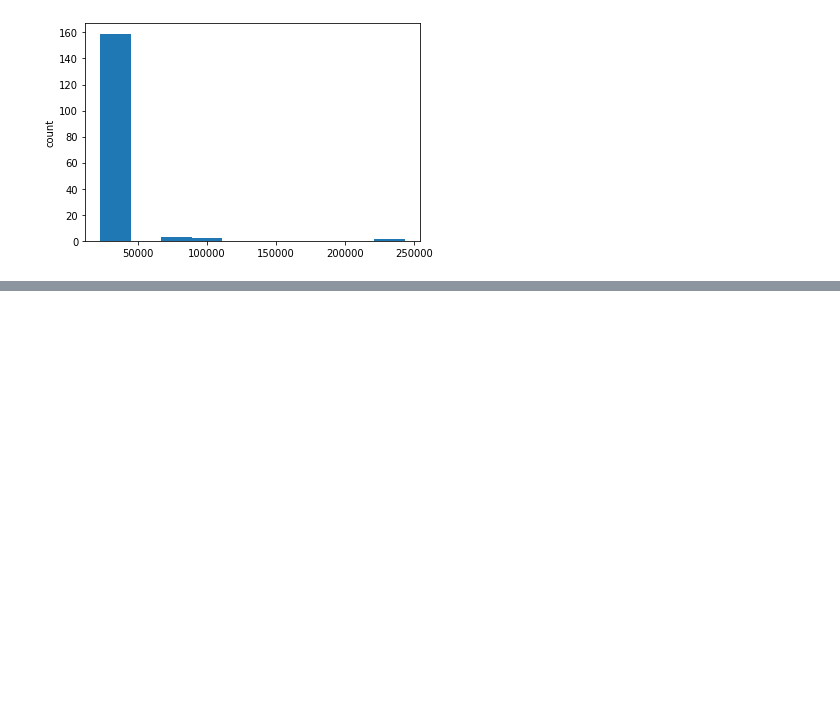
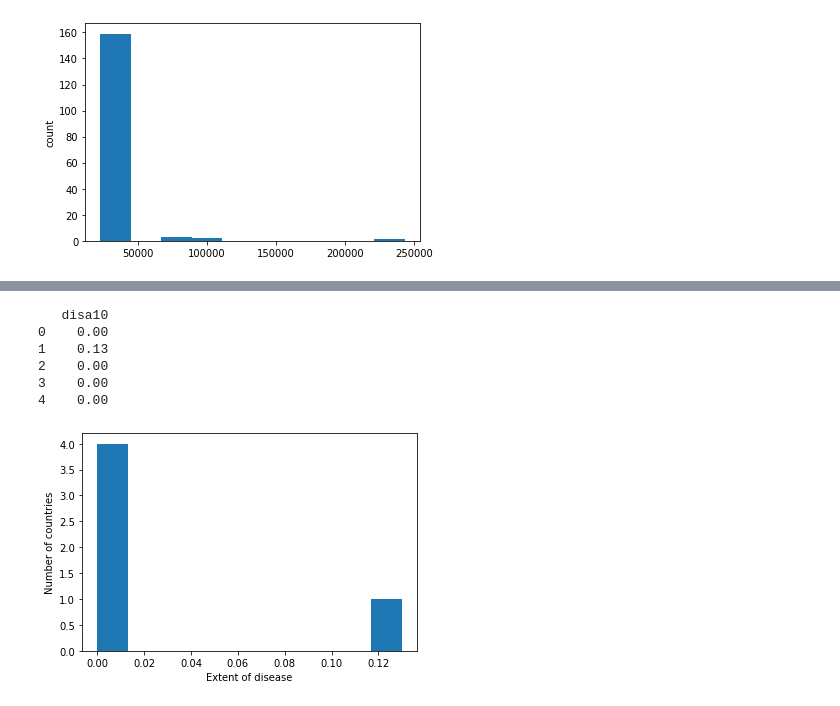
Before and after one commit to asfandyarsaeed1/Python-For-DataScience, a Jupyter notebook: Exercise/Importing_data_via_Python.ipynb, the cells around one changed output, grey strips where cells are left out. Cells and saved outputs as stored; diff of their text form; code cells hidden in the pictures; blank space fills up the shorter version.

Commit message:
importing data

```diff
--- a/Exercise/Importing_data_via_Python.ipynb
+++ b/Exercise/Importing_data_via_Python.ipynb
@@ -505,0 +549,17 @@ plt.show()
+# %%
+import pandas as pd
+import matplotlib.pyplot as plt
+df =pd.read_stata('disarea1.dta')
+print (df[['disa10']])
+plt.hist(df[['disa10']])
+plt.ylabel('Number of countries')
+plt.xlabel('Extent of disease')
+plt.show()
+# %% [output]
+   disa10
+0    0.00
+1    0.13
+2    0.00
+3    0.00
+4    0.00
+[figure, added]
```
Also changed, not shown: parts of 11 cells of this notebook, 3 other files.
